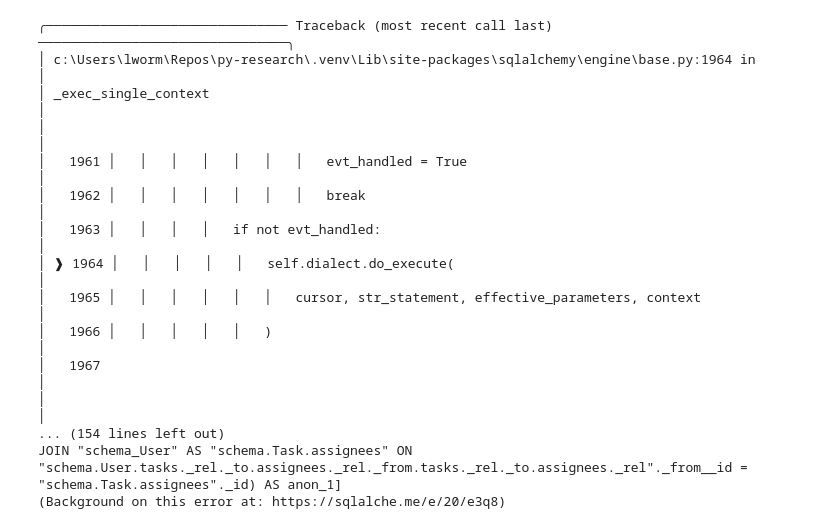
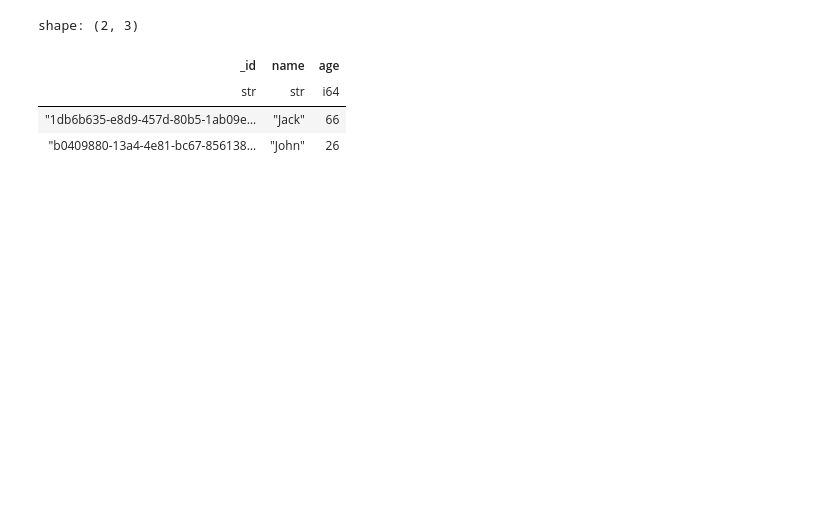
Before and after one commit to cloudlane-one/py-research, a Jupyter notebook: exp/test_db.ipynb, the cells around one changed output. Drawn from its saved outputs; the diff is of its cells as text; code cells hidden in the pictures; blank space fills up the shorter version.

```diff
--- a/exp/test_db.ipynb
+++ b/exp/test_db.ipynb
@@ -197,3 +220,3 @@ with warnings.catch_warnings():
 # %%
-db[User].extract()
+db[User].df()
 # %% [output]
@@ -200,17 +224,5 @@ db[User].extract()
-╭─────────────────────────────── Traceback (most recent call last) ────────────────────────────────╮
-│ c:\Users\lworm\Repos\py-research\.venv\Lib\site-packages\sqlalchemy\engine\base.py:1964 in       │
-│ _exec_single_context                                                                             │
-│                                                                                                  │
-│   1961 │   │   │   │   │   │   │   evt_handled = True                                            │
-│   1962 │   │   │   │   │   │   │   break                                                         │
-│   1963 │   │   │   │   if not evt_handled:                                                       │
-│ ❱ 1964 │   │   │   │   │   self.dialect.do_execute(                                              │
-│   1965 │   │   │   │   │   │   cursor, str_statement, effective_parameters, context              │
-│   1966 │   │   │   │   │   )                                                                     │
-│   1967                                                                                           │
-│                                                                                                  │
-... (154 lines left out)
-JOIN "schema_User" AS "schema.Task.assignees" ON
-"schema.User.tasks._rel._to.assignees._rel._from.tasks._rel._to.assignees._rel"._from__id =
-"schema.Task.assignees"._id) AS anon_1]
-(Background on this error at: https://sqlalche.me/e/20/e3q8)
+shape: (2, 3)
+| _id | name | age |
+| str | str | i64 |
+| "1db6b635-e8d9-457d-80b5-1ab09e… | "Jack" | 66 |
+| "b0409880-13a4-4e81-bc67-856138… | "John" | 26 |
```
Also changed, not shown: parts of 20 cells of this notebook, 1 other file.
